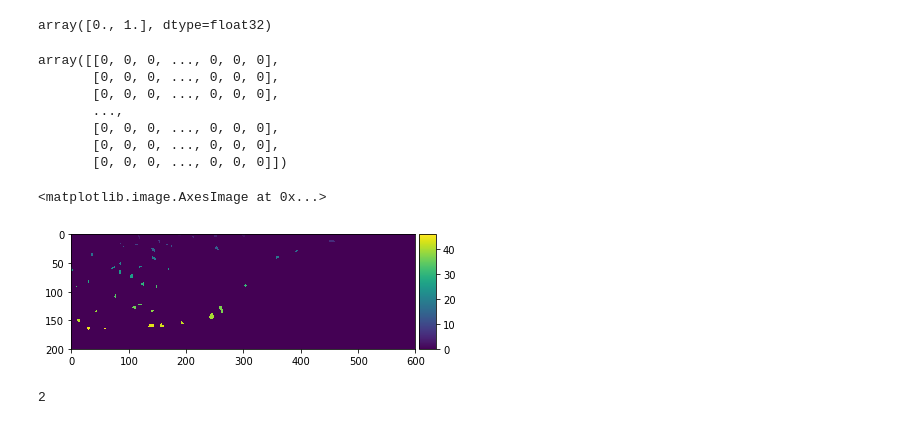
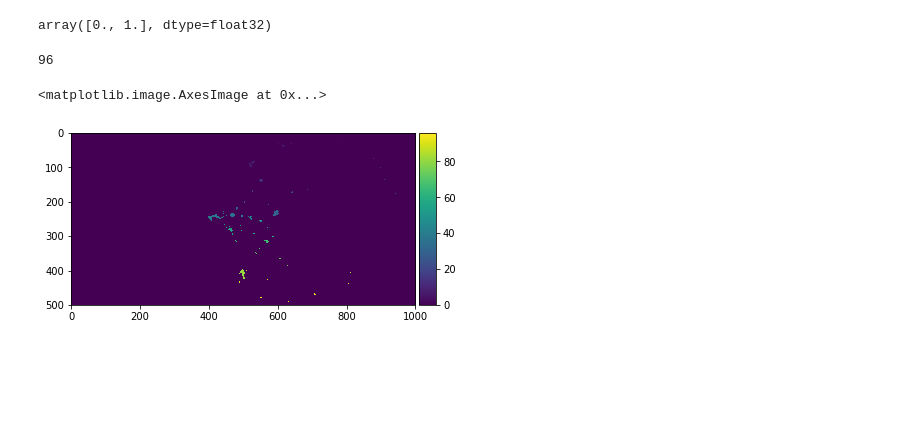
Before and after one commit to cascadet/AfricaUrbanPop, a Jupyter notebook: notebooks/jupyter/2018-10-12-Raster.ipynb, the cells around one changed output. Cells and saved outputs as stored; diff of their text form; code cells hidden in the pictures; blank space fills up the shorter version.

```diff
--- a/notebooks/jupyter/2018-10-12-Raster.ipynb
+++ b/notebooks/jupyter/2018-10-12-Raster.ipynb
@@ -38,6 +52,6 @@ filepath = "/home/cascade/tana-crunch-cascade/cascade/projects/NightTimeLights/d
 # %%
-ghana100m_2010 = rasterio.open(filepath+"GHA10_040213.tif")
-ghana100m_2010.meta
+africa1k_2000 = rasterio.open(filepath+"AFR_PPP_2000_adj_v2.tif")
+africa1k_2000.meta
 # %% [output]
 {'count': 1,
  'crs': CRS({'init': 'epsg:4326'}),
@@ -57,5 +76,5 @@ len(np.unique(test))
 # %%
-subset = ghana100m_2010.read(1, window=((7000, 7200), (2700, 3300)))
+subset = africa1k_2000.read(1, window=((3000, 3500), (1500, 2500)))
 plt.imshow(subset)
 plt.colorbar(shrink=0.5)
 # %% [output]
@@ -65,9 +91,8 @@ plt.colorbar(shrink=0.5)
 import copy
 subset_copy = copy.copy(subset)
 
-
-subset_copy[subset_copy < 30] = 0
-subset_copy[subset_copy > 30] = 1
+subset_copy[subset_copy < 386.10] = 0
+subset_copy[subset_copy > 386.10] = 1
 # %%
 plot.show(subset_copy)
 # %% [output]
@@ -79,23 +104,15 @@ np.unique(subset_copy)
 array([0., 1.], dtype=float32)
 # %%
 from skimage import measure
-label_test = measure.label(subset_copy, background=0)
+label_test = measure.label(subset_copy, background=0, return_num=True)
+label_test_arr = label_test[0]
+label_test_num = label_test[1] # 96 polygons
-# %%
-label_test
-# %% [output]
-array([[0, 0, 0, ..., 0, 0, 0],
-       [0, 0, 0, ..., 0, 0, 0],
-       [0, 0, 0, ..., 0, 0, 0],
-       ...,
-       [0, 0, 0, ..., 0, 0, 0],
-       [0, 0, 0, ..., 0, 0, 0],
-       [0, 0, 0, ..., 0, 0, 0]])
+# %%
+label_test_num
+# %% [output]
+96
 # %%
-skio.imshow(label_test)
+skio.imshow(label_test_arr)
 # %% [output]
 <matplotlib.image.AxesImage at 0x...>
-[figure, old version]
+[figure, new version]
-# %%
-len(label_test)
-# %% [output]
-2
```
Also changed, not shown: parts of 58 cells of this notebook.
